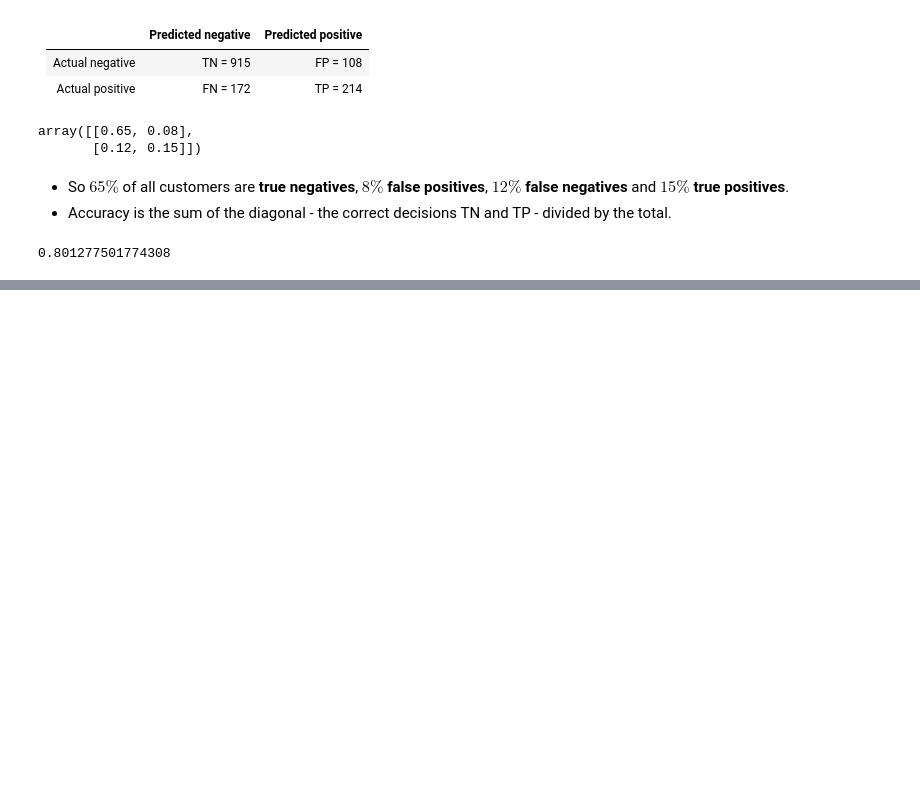
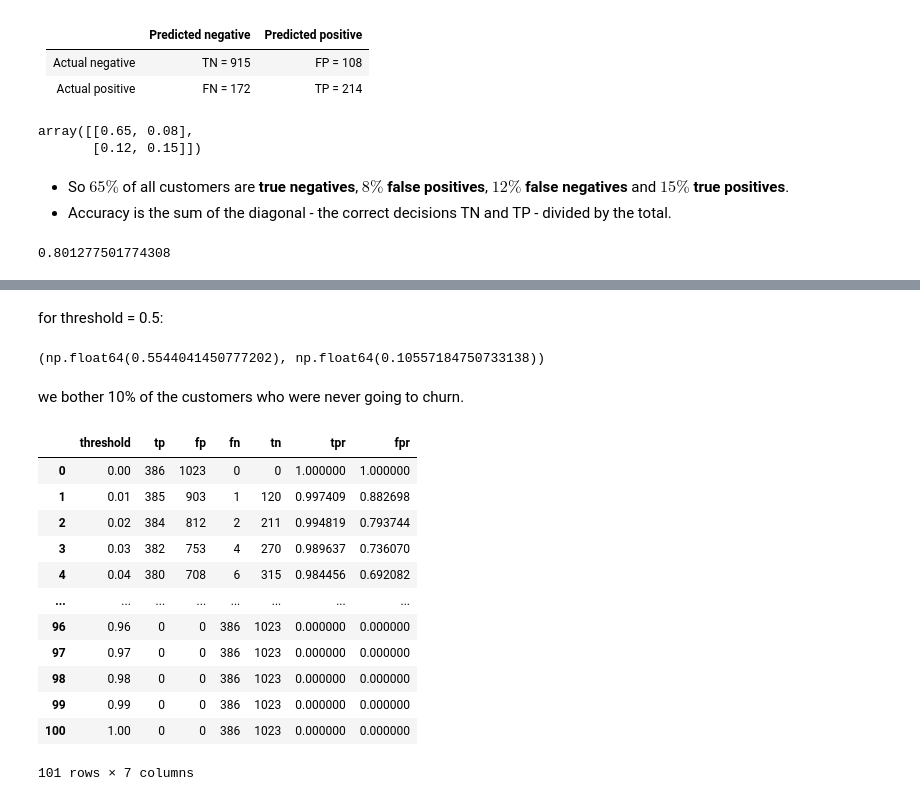
Before and after one commit to RwinRad/ml-forge, a Jupyter notebook: 04-evaluation/churn-prediction-model-evaluation.ipynb, the cells around one changed output, grey strips where cells are left out. Saved outputs shown, nothing was run; the diff lists cells and outputs as text; code cells hidden in the pictures; blank space fills up the shorter version.

```diff
--- a/04-evaluation/churn-prediction-model-evaluation.ipynb
+++ b/04-evaluation/churn-prediction-model-evaluation.ipynb
@@ -303,0 +357,2 @@ array([[0.65, 0.08],
+# %% [markdown]
+for threshold = 0.5:
@@ -303,0 +362,6 @@ array([[0.65, 0.08],
+# %%
+tpr, fpr
+# %% [output]
+(np.float64(0.5544041450777202), np.float64(0.10557184750733138))
+# %% [markdown]
+we bother 10% of the customers who were never going to churn.
@@ -303,0 +392,16 @@ array([[0.65, 0.08],
+# %%
+df_scores
+# %% [output]
+|  | threshold | tp | fp | fn | tn | tpr | fpr |
+| 0 | 0.00 | 386 | 1023 | 0 | 0 | 1.000000 | 1.000000 |
+| 1 | 0.01 | 385 | 903 | 1 | 120 | 0.997409 | 0.882698 |
+| 2 | 0.02 | 384 | 812 | 2 | 211 | 0.994819 | 0.793744 |
+| 3 | 0.03 | 382 | 753 | 4 | 270 | 0.989637 | 0.736070 |
+| 4 | 0.04 | 380 | 708 | 6 | 315 | 0.984456 | 0.692082 |
+| ... | ... | ... | ... | ... | ... | ... | ... |
+| 96 | 0.96 | 0 | 0 | 386 | 1023 | 0.000000 | 0.000000 |
+| 97 | 0.97 | 0 | 0 | 386 | 1023 | 0.000000 | 0.000000 |
+| 98 | 0.98 | 0 | 0 | 386 | 1023 | 0.000000 | 0.000000 |
+| 99 | 0.99 | 0 | 0 | 386 | 1023 | 0.000000 | 0.000000 |
+| 100 | 1.00 | 0 | 0 | 386 | 1023 | 0.000000 | 0.000000 |
+101 rows × 7 columns
```
Also changed, not shown: parts of 13 cells of this notebook.
